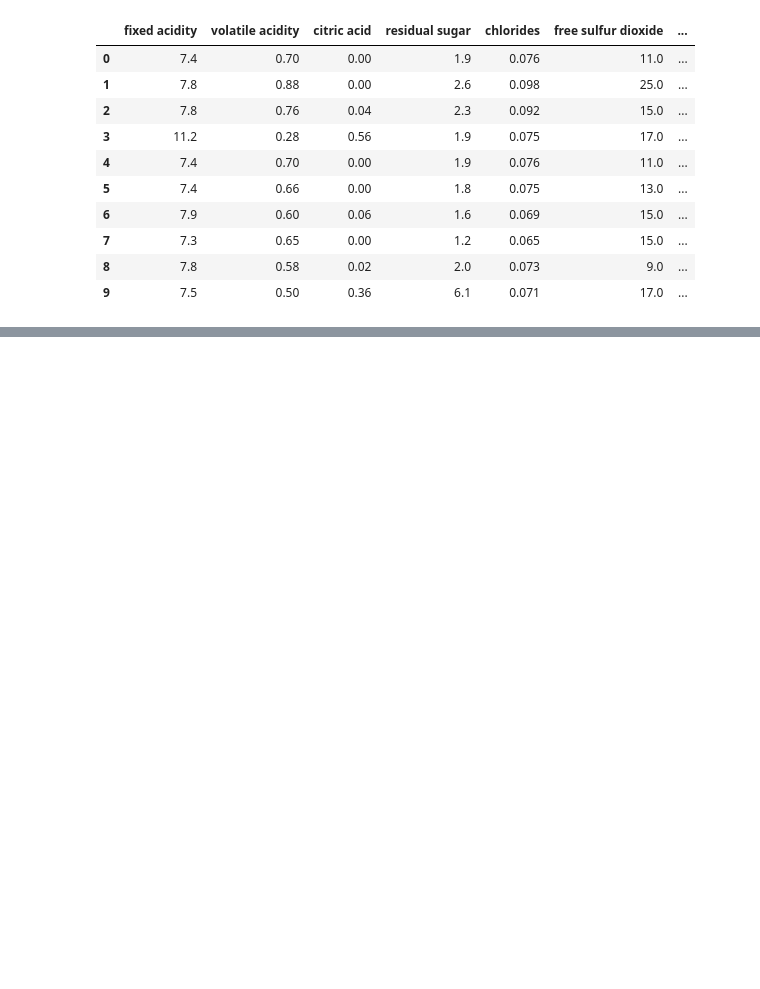
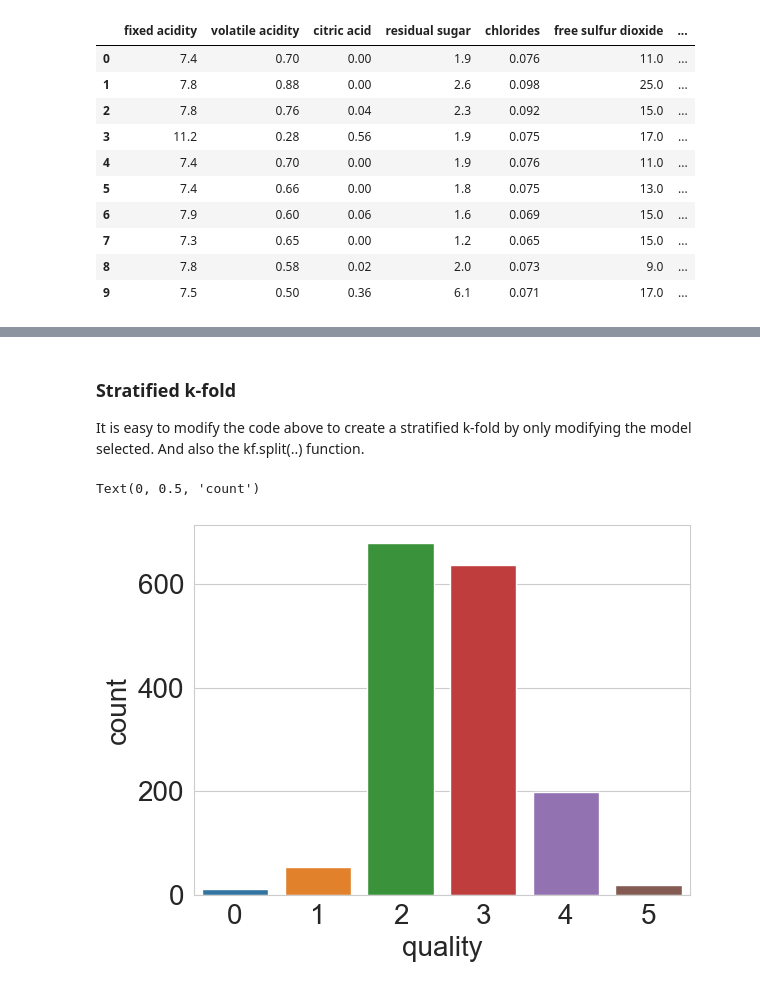
Before and after one commit to miloKmilion/ML_problem_book_thakur, a Jupyter notebook: notebooks/2_ Crossvalidation.ipynb, the cells around one changed output, grey strips where cells are left out. Saved outputs shown, nothing was run; the diff lists cells and outputs as text; code cells hidden in the pictures; blank space fills up the shorter version.

```diff
--- a/notebooks/2_ Crossvalidation.ipynb
+++ b/notebooks/2_ Crossvalidation.ipynb
@@ -25,0 +232,48 @@ df.head(10)
+# %% [markdown]
+### Stratified k-fold
+It is easy to modify the code above to create a stratified k-fold by only modifying the  model selected. And also
+the kf.split(..) function.
+# %%
+from sklearn import model_selection
+
+if __name__ == "__main__":
+    # Training data
+    df = pd.read_csv("../data/winequality-red.csv", sep=";")
+
+    quality_mapping = {
+        3: 0,
+        4: 1,
+        5: 2,
+        6: 3,
+        7: 4,
+        8: 5
+    }
+
+    # By using the function map on a dictionary makes possible to convert values in a column to the values in the dictionary.
+    df.loc[:, "quality"] = df['quality'].map(quality_mapping)
+
+    # Step 1: Create a new column called kfold and fill with a -1 value
+    df['kfold'] = -1
+
+    # Step 2: Randomize the rows of the data
+    df = df.sample(frac=1).reset_index(drop=True)
+
+    # Step 3: Fetch the targets.
+    y = df['quality'].values
+
+    # Step 4: Initialize the kfold class from model selection module
+    kf = model_selection.kf = model_selection.StratifiedKFold(n_splits=5)
+
+    # Step 5: Fill the new kfold column
+    for f, (t_, v_) in enumerate(kf.split(X=df, y=y)):
+        df.loc[v_, 'kfold'] = f
+
+    # Step 6: Save the new csv with kfold cols
+    df.to_csv("../data/output/wineQuality_stratiofied_kfolds.csv", index=False)
+# %%
+b = sns.countplot(x= "quality", data=df)
+b.set_xlabel("quality", fontsize=20)
+b.set_ylabel("count", fontsize=20)
+# %% [output]
+Text(0, 0.5, 'count')
+[figure, added]
```
Also changed, not shown: parts of 23 cells of this notebook.
